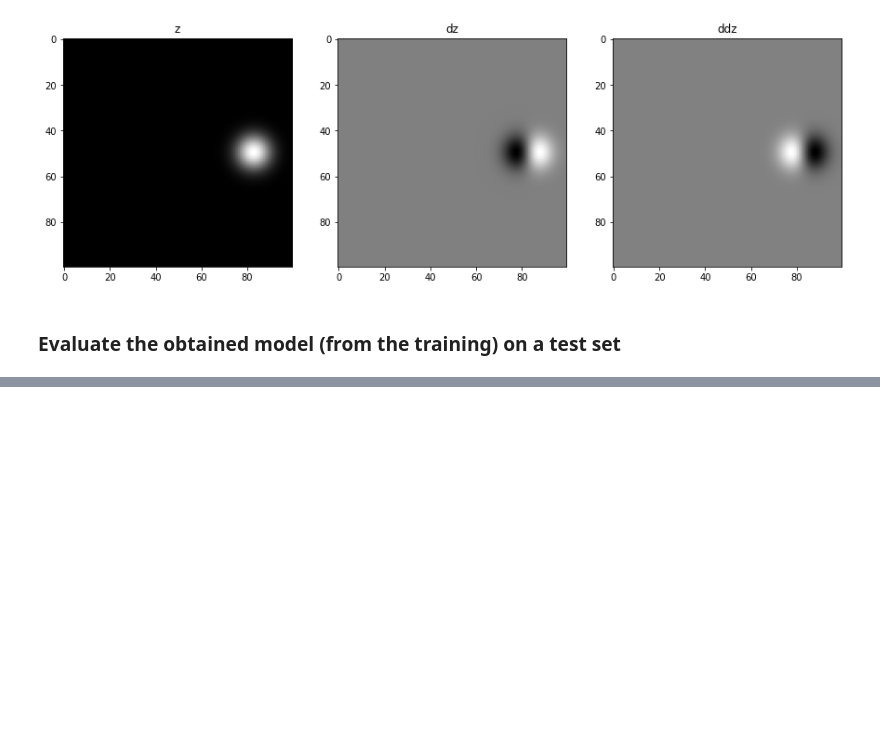
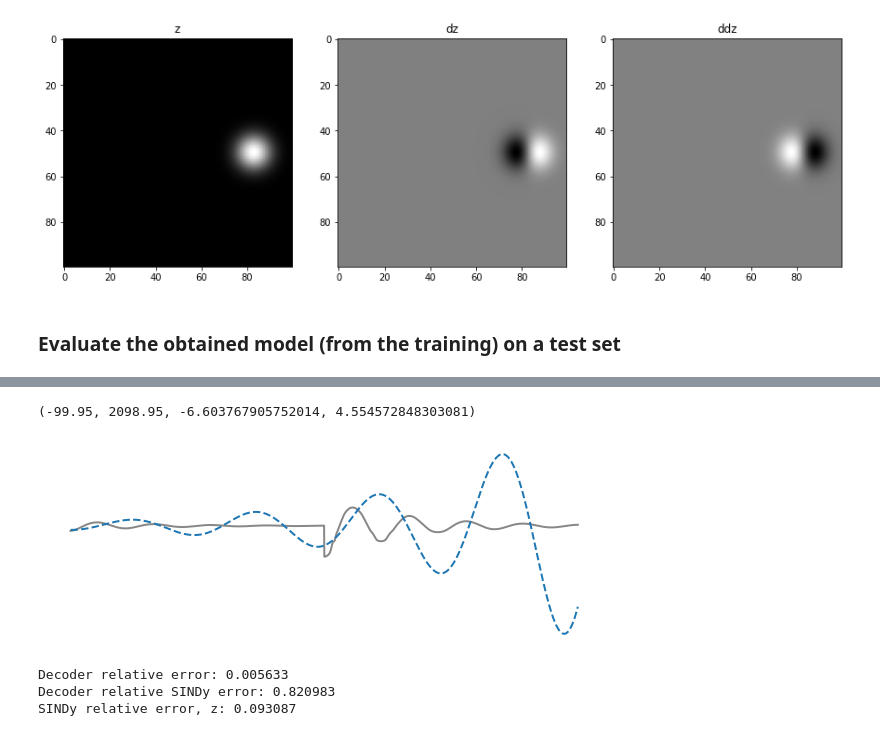
Before and after one commit to aygalic/SindyAutoencoders, a Jupyter notebook: robi/spring_test.ipynb, the cells around one changed output, grey strips where cells are left out. Cells and saved outputs as stored; diff of their text form; code cells hidden in the pictures; blank space fills up the shorter version.

Commit message:
Spring trained model

```diff
--- a/robi/spring_test.ipynb
+++ b/robi/spring_test.ipynb
@@ -98,13 +98,13 @@ Text(0.5, 1.0, 'ddz')
 # %%
 # get the parameters obtained from the training of the sindy autoencoder NN
 data_path = os.getcwd() + '/'
-save_name = 'model1'
+save_name = 'spring'
 params = pickle.load(open(data_path + save_name + '_params.pkl', 'rb'))
 params['save_name'] = data_path + save_name
 
 autoencoder_network = full_network(params)
-learning_rate = tf.placeholder(tf.float32, name='learning_rate')
-saver = tf.train.Saver(var_list=tf.get_collection(tf.GraphKeys.GLOBAL_VARIABLES))
+learning_rate = tf.compat.v1.placeholder(tf.float32, name='learning_rate')
+saver = tf.compat.v1.train.Saver(var_list=tf.compat.v1.get_collection(tf.compat.v1.GraphKeys.GLOBAL_VARIABLES))
 
 tensorflow_run_tuple = ()
 for key in autoencoder_network.keys():
@@ -111,0 +141,10 @@ for key in autoencoder_network.keys():
+# %%
+with tf.compat.v1.Session() as sess:
+    sess.run(tf.compat.v1.global_variables_initializer())
+    saver.restore(sess, data_path + save_name)
+    test_dictionary = create_feed_dictionary(test_data, params)
+    tf_results = sess.run(tensorflow_run_tuple, feed_dict=test_dictionary)
+
+test_set_results = {}
+for i,key in enumerate(autoencoder_network.keys()):
+    test_set_results[key] = tf_results[i]
@@ -112,27 +161,8 @@ for key in autoencoder_network.keys():
 # %%
-# and evaluate the latent varibles z(t) given one initial condition
-test_data = generate_spring_data(1)
-test_data = {}
-test_data['x'] = test_data['x'].reshape((-1,params['input_dim']))
-test_data['dx'] = test_data['dx'].reshape((-1,params['input_dim']))
-test_data['ddx'] = test_data['ddx'].reshape((-1,params['input_dim']))
-test_data['z'] = test_data['z'].reshape((-1,params['latent_dim']))
-test_data['dz'] = test_data['dz'].reshape((-1,params['latent_dim']))
-test_data['ddz'] = test_data['ddz'].reshape((-1,params['latent_dim']))
+true_coefficients = np.zeros(test_set_results['sindy_coefficients'].shape)
 
-with tf.Session() as sess:
-    sess.run(tf.global_variables_initializer())
-    saver.restore(sess, data_path + save_name)
-    test_dictionary = create_feed_dictionary(test_data, params)
-    tf_results = sess.run(tensorflow_run_tuple, feed_dict=test_dictionary)
-
-test_set_results = {}
-for i,key in enumerate(autoencoder_network.keys()):
-    test_set_results[key] = tf_results[i]
-
-true_coefficients = np.zeros(test_set_results['sindy_coefficients'].shape)
-# SETTARE I VERI PARAMETRI UNA VOLTA CHE OTTENGO LE DIMENSIONI DI test_set_results['sindy_coefficients']
-true_coefficients[-2] = -1. ##### CAMBIARE #####
+true_coefficients[1] = -params_f['k']/params_f['m']
+true_coefficients[2] = -params_f['c']
 
 n_ics = 1
 z_sim = np.zeros((n_ics, t.size, 2))
@@ -162,19 +196,22 @@ plt.yticks([])
 # %%
 # plot the trajectory of the latent variable z(t) considering one initial condition
-ic_idx = 1
+ic_idx = 0
 
-plt.figure(figsize=(3,2))
+plt.figure(figsize=(10,8))
 plt.subplot(2,1,1)
 plt.plot(test_set_results['z'][ic_idx*t.size:(ic_idx+1)*t.size,0], 'k', color='#888888', linewidth=2)
 plt.plot(z_sim[ic_idx,:,0], '--', linewidth=2)
 plt.xticks([])
 plt.yticks([])
 plt.axis('off')
+# %% [output]
+(-99.95, 2098.95, -6.603767905752014, 4.554572848303081)
+[figure, added]
 # %%
 # evaluate the results of the test set on several initial conditions
 test_data = get_spring_data(10)
-with tf.Session() as sess:
-    sess.run(tf.global_variables_initializer())
+with tf.compat.v1.Session() as sess:
+    sess.run(tf.compat.v1.global_variables_initializer())
     saver.restore(sess, data_path + save_name)
     test_dictionary = create_feed_dictionary(test_data, params)
     tf_results = sess.run(tensorflow_run_tuple, feed_dict=test_dictionary)
@@ -189,4 +226,8 @@ sindy_ddz_error = np.mean((test_set_results['ddz'] - test_set_results['ddz_predi
 
 print('Decoder relative error: %f' % decoder_x_error)
 print('Decoder relative SINDy error: %f' % decoder_ddx_error)
-print('SINDy reltive error, z: %f' % sindy_ddz_error)
+print('SINDy relative error, z: %f' % sindy_ddz_error)
+# %% [output]
+Decoder relative error: 0.005633
+Decoder relative SINDy error: 0.820983
+SINDy relative error, z: 0.093087
```
Also changed, not shown: parts of 6 cells of this notebook, 5 other files.
